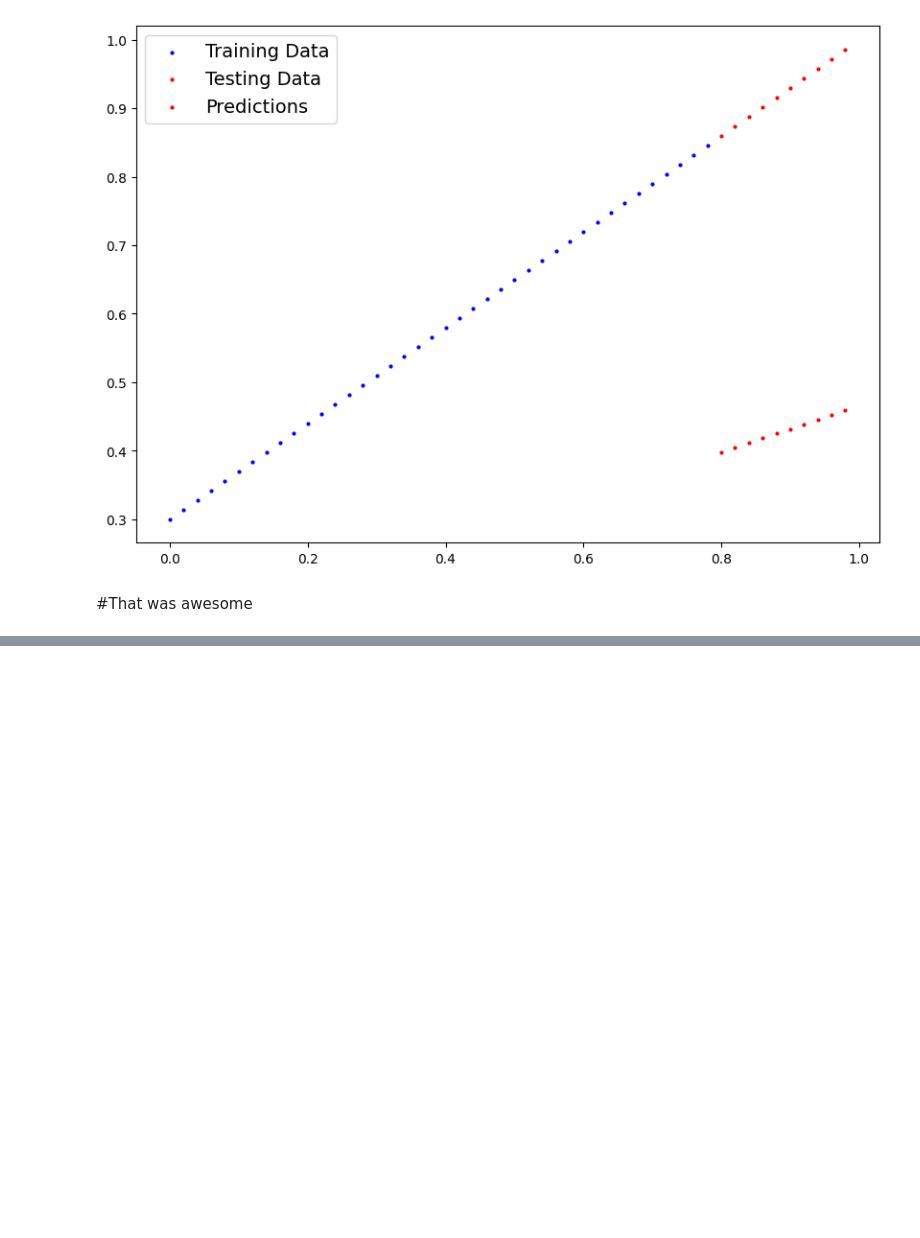
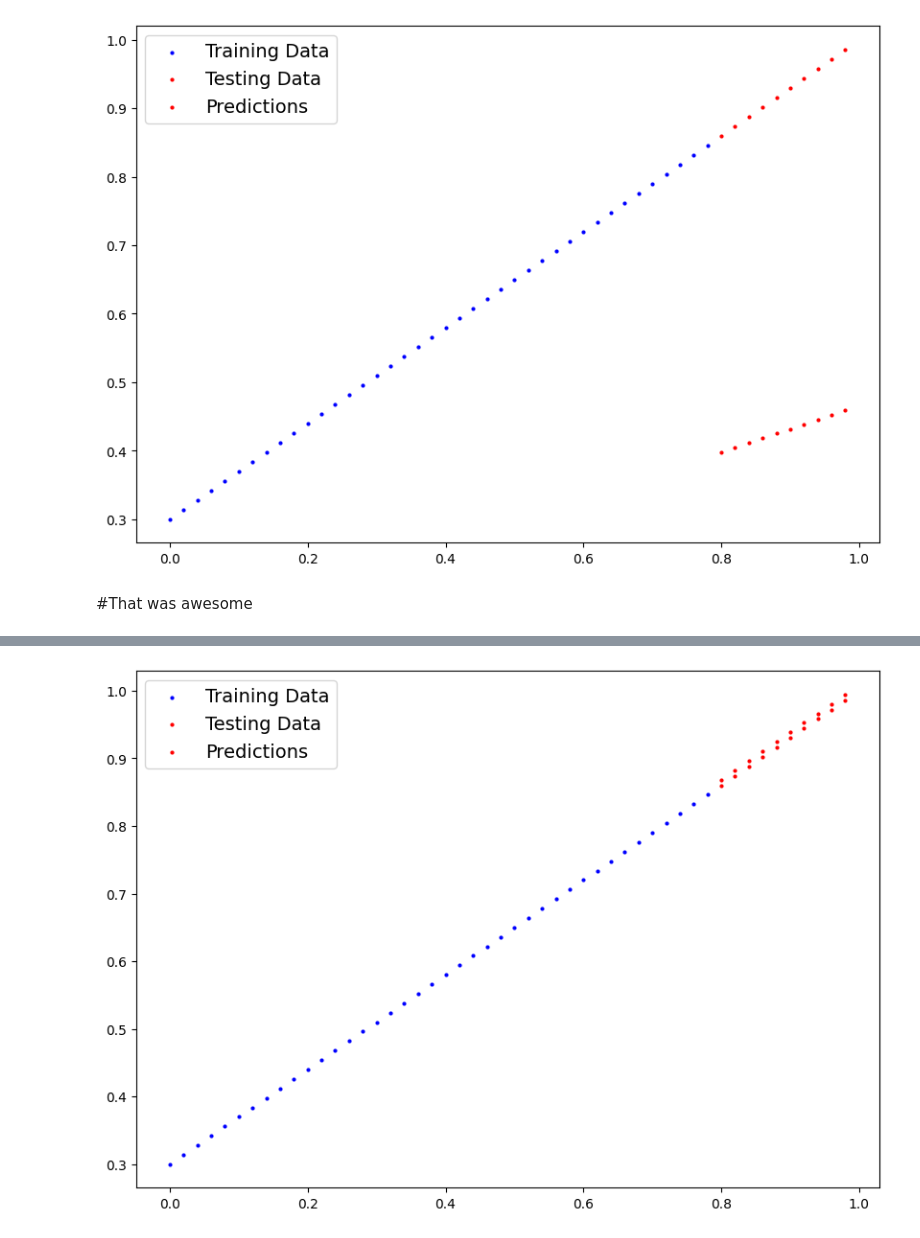
Before and after one commit to awaaat/Machine_learning-Deep_learning, a Jupyter notebook: 01_pytorch_workflow.ipynb, the cells around one changed output, grey strips where cells are left out. Drawn from its saved outputs; the diff is of its cells as text; code cells hidden in the pictures; blank space fills up the shorter version.

```diff
--- a/01_pytorch_workflow.ipynb
+++ b/01_pytorch_workflow.ipynb
@@ -179,0 +282,7 @@ plot_predictions(predictions = y_preds)
+# %%
+with torch.inference_mode(): #This turns off gradient tracking, and some unnecessary settings too
+  y_pred_new = model_0(X_test)
+
+plot_predictions(predictions=y_pred_new)
+# %% [output]
+[figure, added]
```
Also changed, not shown: parts of 7 cells of this notebook.
